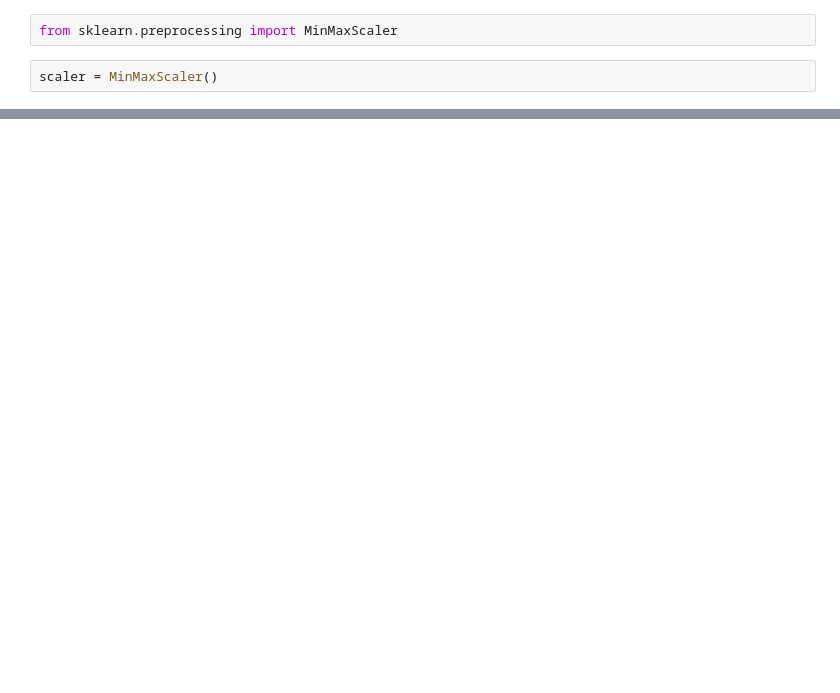
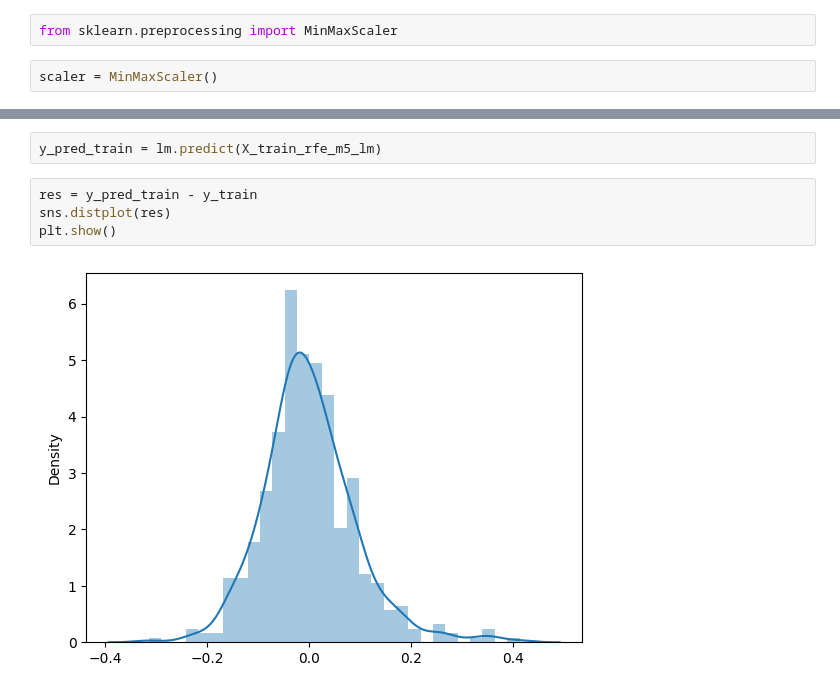
Before and after one commit to Jithendrian/LinearRegressionAssignment, a Jupyter notebook: BikeSharingAssignment_Jithendrian.ipynb, the cells around one changed output, grey strips where cells are left out. Drawn from its saved outputs; the diff is of its cells as text; blank space fills up the shorter version.

```diff
--- a/BikeSharingAssignment_Jithendrian.ipynb
+++ b/BikeSharingAssignment_Jithendrian.ipynb
@@ -433,0 +650,8 @@ memory usage: 56.4 KB
+# %%
+y_pred_train = lm.predict(X_train_rfe_m5_lm)
+# %%
+res = y_pred_train - y_train
+sns.distplot(res)
+plt.show()
+# %% [output]
+[figure, added]
```
Also changed, not shown: parts of 115 cells of this notebook.
